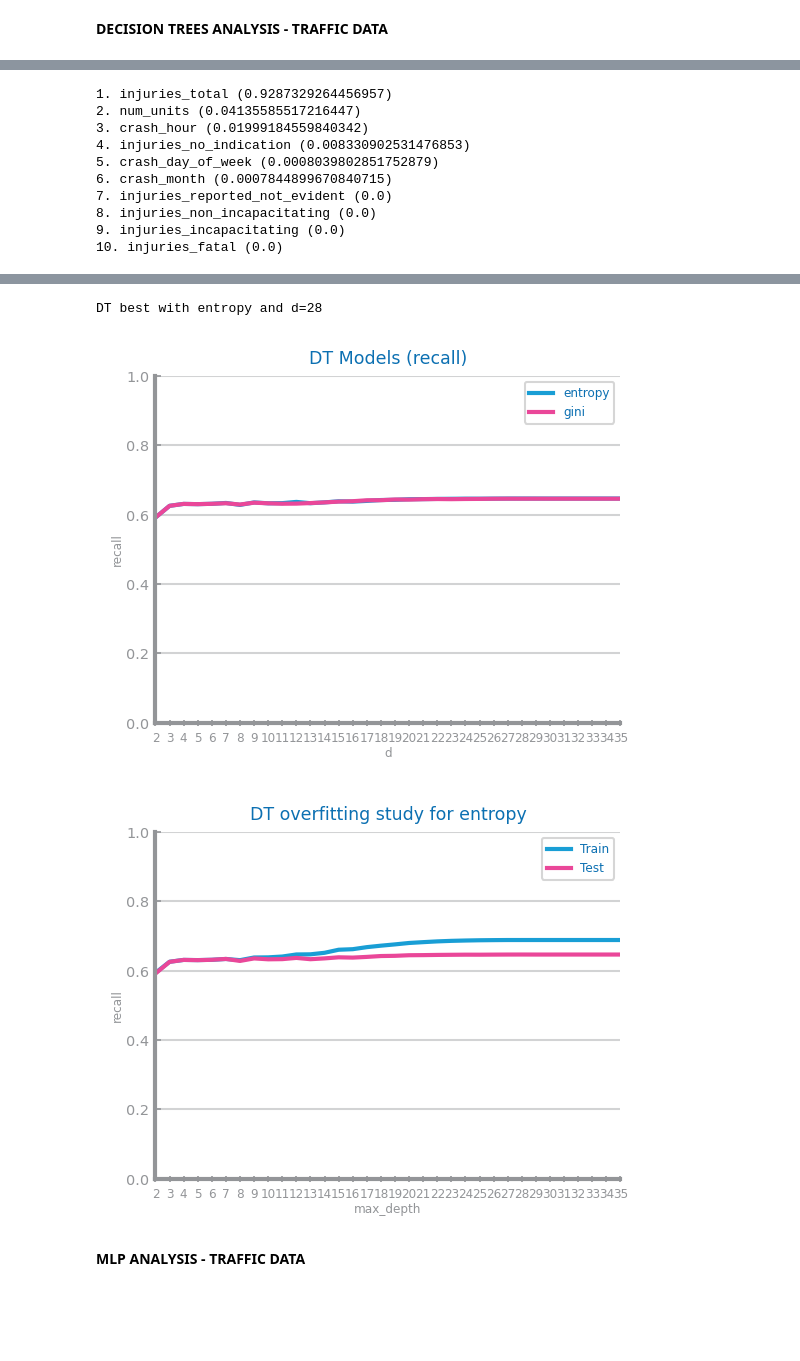
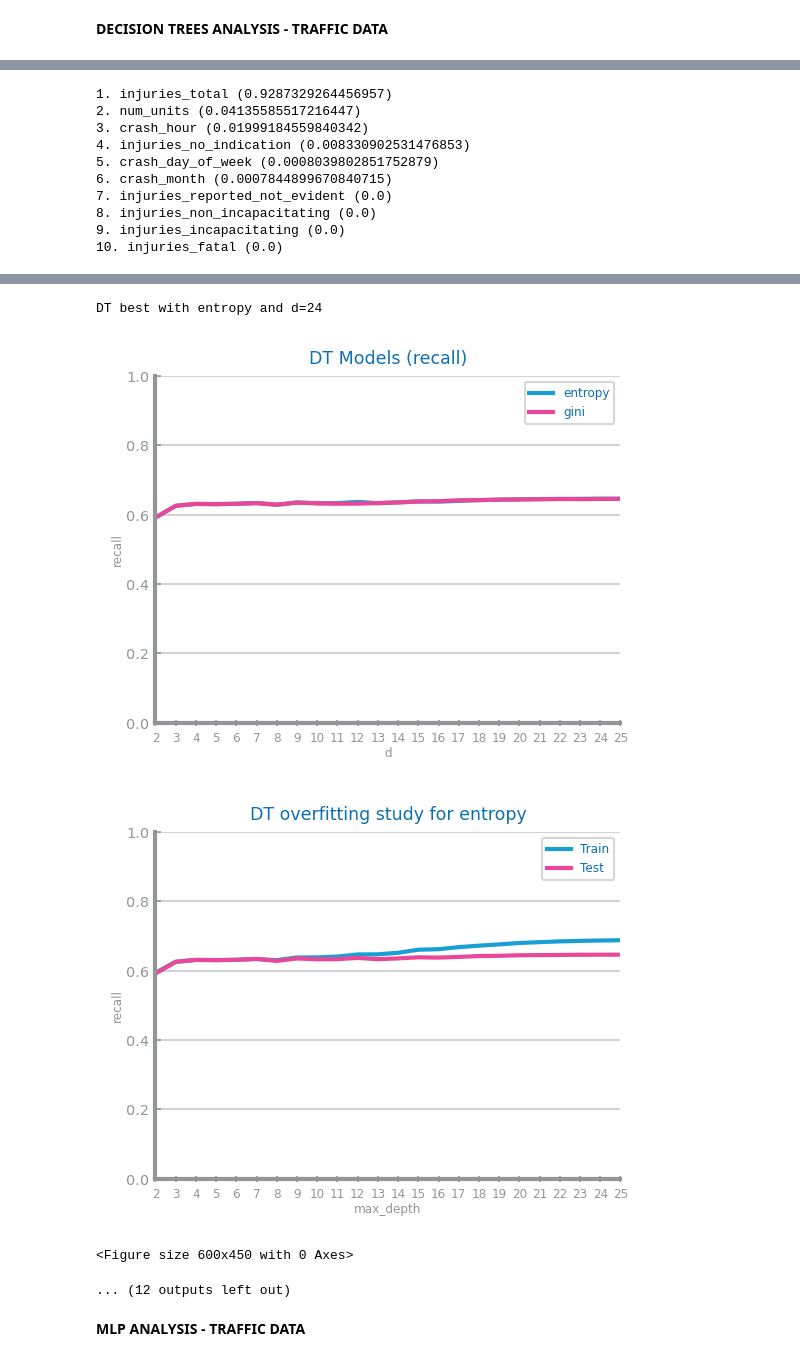
Before and after one commit to ch4uz/ds-project, a Jupyter notebook: classification/ds1_traffic_accidents/notebooks/ds1_lab1_baseline.ipynb, the cells around one changed output, grey strips where cells are left out. Saved outputs shown, nothing was run; the diff lists cells and outputs as text; code cells hidden in the pictures; blank space fills up the shorter version.

```diff
--- a/classification/ds1_traffic_accidents/notebooks/ds1_lab1_baseline.ipynb
+++ b/classification/ds1_traffic_accidents/notebooks/ds1_lab1_baseline.ipynb
@@ -186,7 +186,7 @@ for el in metrics:
     dt_best_model, dt_params = run_all_dt(
         features_train, target_train, features_test, target_test,
         lab_folder, file_tag, approach,
-        d_max=35,
+        d_max=25,
         lag=1,
         eval_metric = el
     )
@@ -202,20 +202,22 @@ DT best with entropy and d=7
 <Figure size 600x450 with 0 Axes>
 [figure]
 [figure]
 1. injuries_total (0.9287329264456957)
 2. num_units (0.04135585517216447)
 3. crash_hour (0.01999184559840342)
 4. injuries_no_indication (0.008330902531476853)
 5. crash_day_of_week (0.0008039802851752879)
 6. crash_month (0.0007844899670840715)
 7. injuries_reported_not_evident (0.0)
 8. injuries_non_incapacitating (0.0)
 9. injuries_incapacitating (0.0)
 10. injuries_fatal (0.0)
 [figure]
-DT best with entropy and d=28
+DT best with entropy and d=24
-[figure, old version]
+[figure, new version]
-[figure, old version]
+[figure, new version]
+<Figure size 600x450 with 0 Axes>
+... (12 outputs left out)
 # %% [markdown]
 **MLP ANALYSIS - TRAFFIC DATA**
 # %%
```
Also changed, not shown: parts of 3 cells of this notebook, 26 other files.
